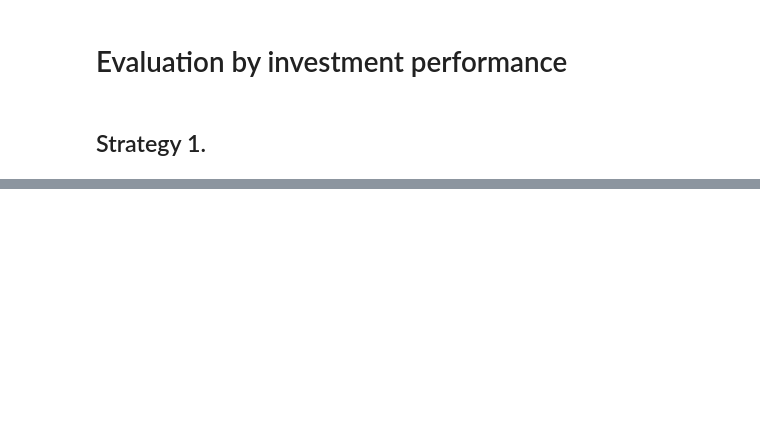
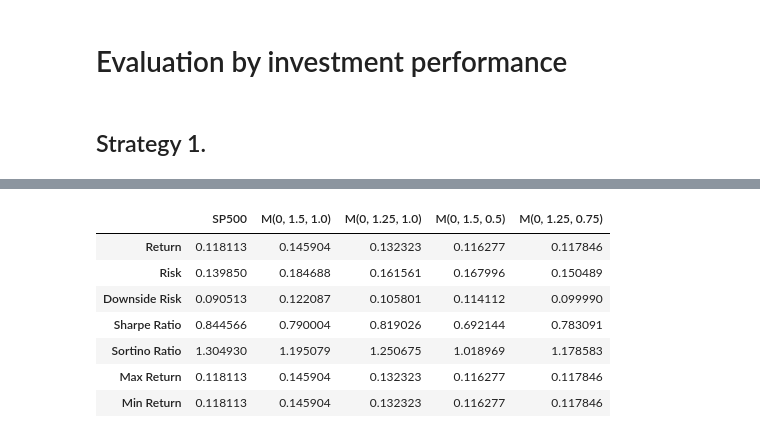
Before and after one commit to yurukatsu/uempr_prediction_w_google_trends, a Jupyter notebook: experiment/evaluate_svi/investment_performance.ipynb, the cells around one changed output, grey strips where cells are left out. Saved outputs shown, nothing was run; the diff lists cells and outputs as text; code cells hidden in the pictures; blank space fills up the shorter version.

Commit message:
Calcurate performance

```diff
--- a/experiment/evaluate_svi/investment_performance.ipynb
+++ b/experiment/evaluate_svi/investment_performance.ipynb
@@ -87,0 +165,42 @@ df_svi
+# %%
+def performance_metrics(ret:pd.Series):
+    interval = (ret.index.max() - ret.index.min()).days / 365
+    cumret = (1 + ret).cumprod() * 100
+    cumret[0] = 100
+    ret_downside = ret.apply(lambda x: x if x < 0 else 0)
+
+    _ret = (cumret[-1]/cumret[0])**(1/interval) - 1
+    risk = ret[1:].std() * np.sqrt(52)
+    risk_downside = ret_downside[1:].std() * np.sqrt(52)
+
+    summary = {
+        "Return": _ret,
+        "Risk": risk,
+        "Downside Risk": risk_downside,
+        "Sharpe Ratio": _ret / risk,
+        "Sortino Ratio": _ret / risk_downside,
+        "Max Return": _ret.max(),
+        "Min Return": _ret.min()
+    }
+
+    return summary
+# %%
+cols = [c for c in _df.columns if c.endswith("_ret")]
+
+summaries = {}
+
+for col in cols:
+    summary = performance_metrics(_df[col])
+    summaries[col.replace("_ret", "")] = summary
+
+df_summary = pd.DataFrame.from_dict(summaries)
+display(df_summary)
+# %% [output]
+|  | SP500 | M(0, 1.5, 1.0) | M(0, 1.25, 1.0) | M(0, 1.5, 0.5) | M(0, 1.25, 0.75) |
+| Return | 0.118113 | 0.145904 | 0.132323 | 0.116277 | 0.117846 |
+| Risk | 0.139850 | 0.184688 | 0.161561 | 0.167996 | 0.150489 |
+| Downside Risk | 0.090513 | 0.122087 | 0.105801 | 0.114112 | 0.099990 |
+| Sharpe Ratio | 0.844566 | 0.790004 | 0.819026 | 0.692144 | 0.783091 |
+| Sortino Ratio | 1.304930 | 1.195079 | 1.250675 | 1.018969 | 1.178583 |
+| Max Return | 0.118113 | 0.145904 | 0.132323 | 0.116277 | 0.117846 |
+| Min Return | 0.118113 | 0.145904 | 0.132323 | 0.116277 | 0.117846 |
```
Also changed, not shown: parts of 13 cells of this notebook.
